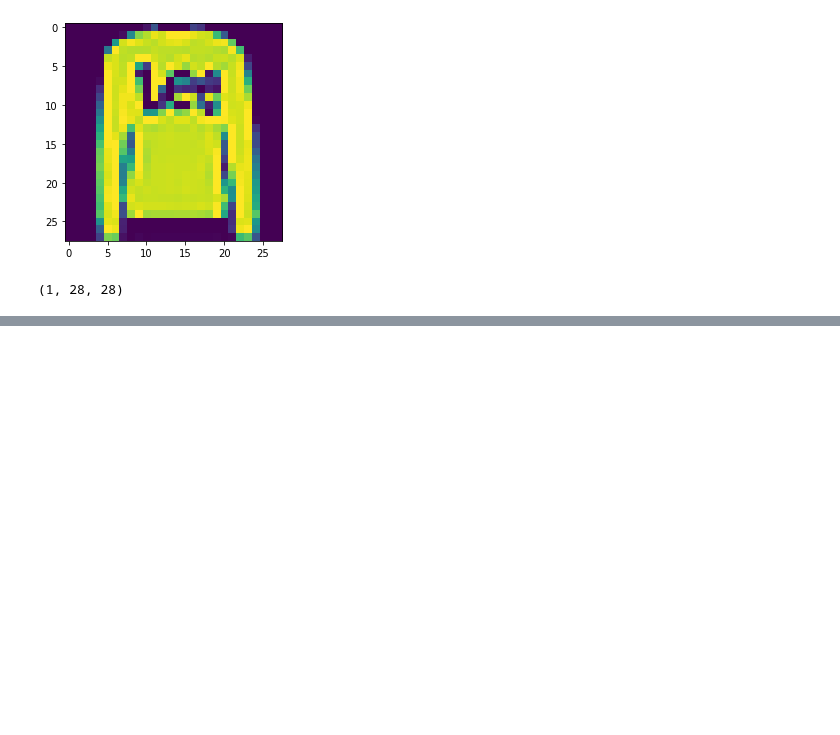
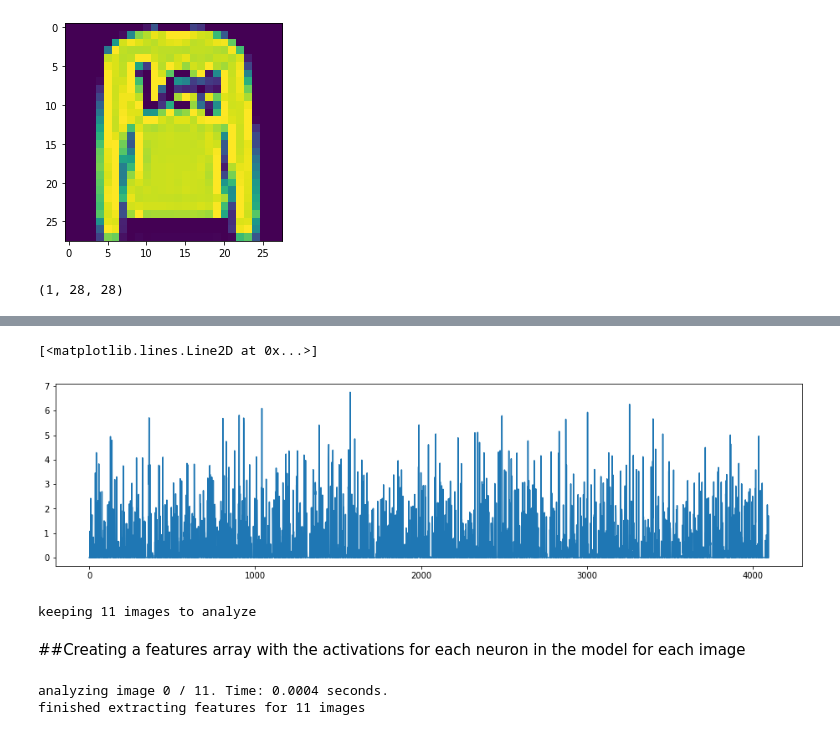
Before and after one commit to freyaryd/moda, a Jupyter notebook: Modà.ipynb, the cells around one changed output, grey strips where cells are left out. Cells and saved outputs as stored; diff of their text form; code cells hidden in the pictures; blank space fills up the shorter version.

```diff
--- a/Modà.ipynb
+++ b/Modà.ipynb
@@ -259,0 +381,3 @@ plt.show()
+# %%
+feat_extractor = Model(inputs=model.input, outputs=model.get_layer("fc2").output)
+feat_extractor.summary()
@@ -259,0 +402,47 @@ plt.show()
+# %%
+#plotting all the activations for our image
+
+img, x = load_image("/content/images/black dress.png")
+feat = feat_extractor.predict(x)
+
+plt.figure(figsize=(16,4))
+plt.plot(feat[0])
+# %% [output]
+[<matplotlib.lines.Line2D at 0x...>]
+[figure, added]
+# %%
+#getting rid of images that aren't the proper format
+
+images_path = '/content/images'
+image_extensions = ['.jpg', '.png', '.jpeg']   # case-insensitive (upper/lower doesn't matter)
+max_num_images = 10000
+
+images = [os.path.join(dp, f) for dp, dn, filenames in os.walk(images_path) for f in filenames if os.path.splitext(f)[1].lower() in image_extensions]
+if max_num_images < len(images):
+    images = [images[i] for i in sorted(random.sample(xrange(len(images)), max_num_images))]
+
+print("keeping %d images to analyze" % len(images))
+# %% [output]
+keeping 11 images to analyze
+# %% [markdown]
+##Creating a features array with the activations for each neuron in the model for each image
+# %%
+import time
+tic = time.clock()
+
+
+features = []
+for i, image_path in enumerate(images):
+    if i % 500 == 0:
+        toc = time.clock()
+        elap = toc-tic;
+        print("analyzing image %d / %d. Time: %4.4f seconds." % (i, len(images),elap))
+        tic = time.clock()
+    img, x = load_image(image_path);
+    feat = feat_extractor.predict(x)[0]
+    features.append(feat)
+
+print('finished extracting features for %d images' % len(images))
+# %% [output]
+analyzing image 0 / 11. Time: 0.0004 seconds.
+finished extracting features for 11 images
```
Also changed, not shown: parts of 35 cells of this notebook.
